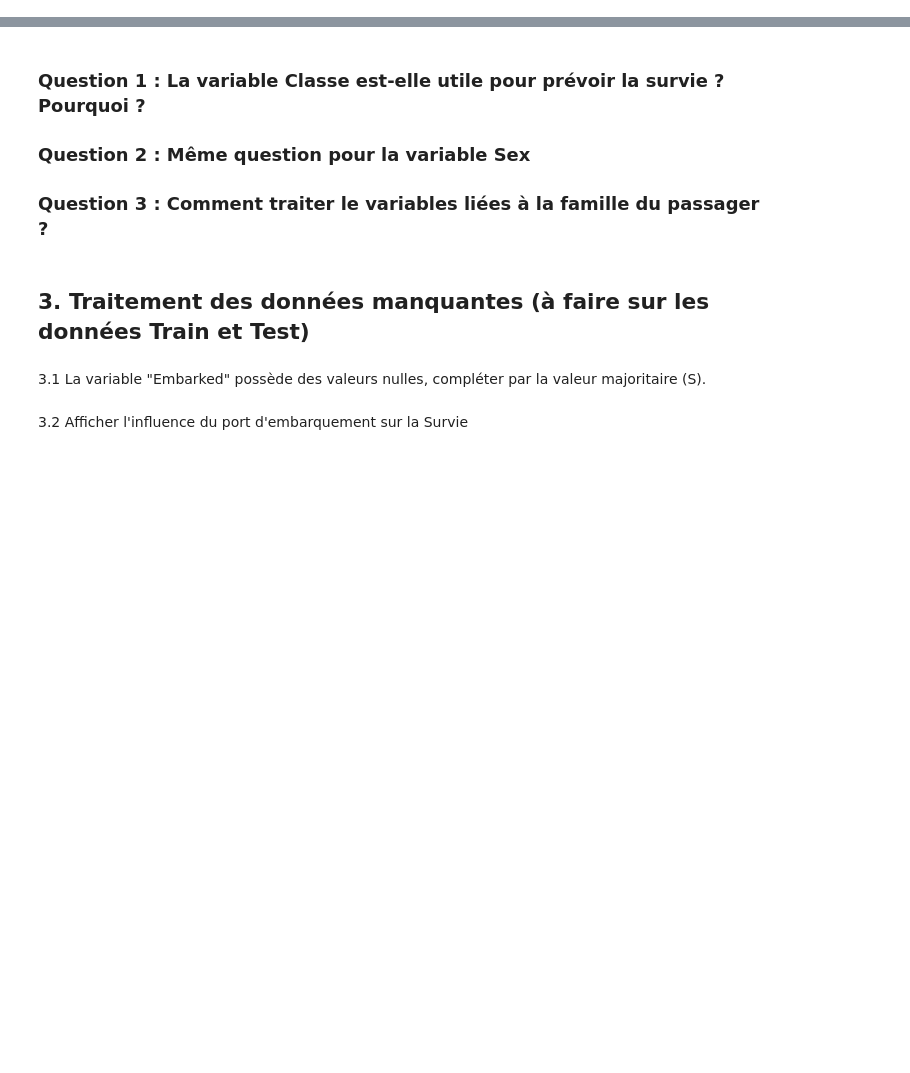
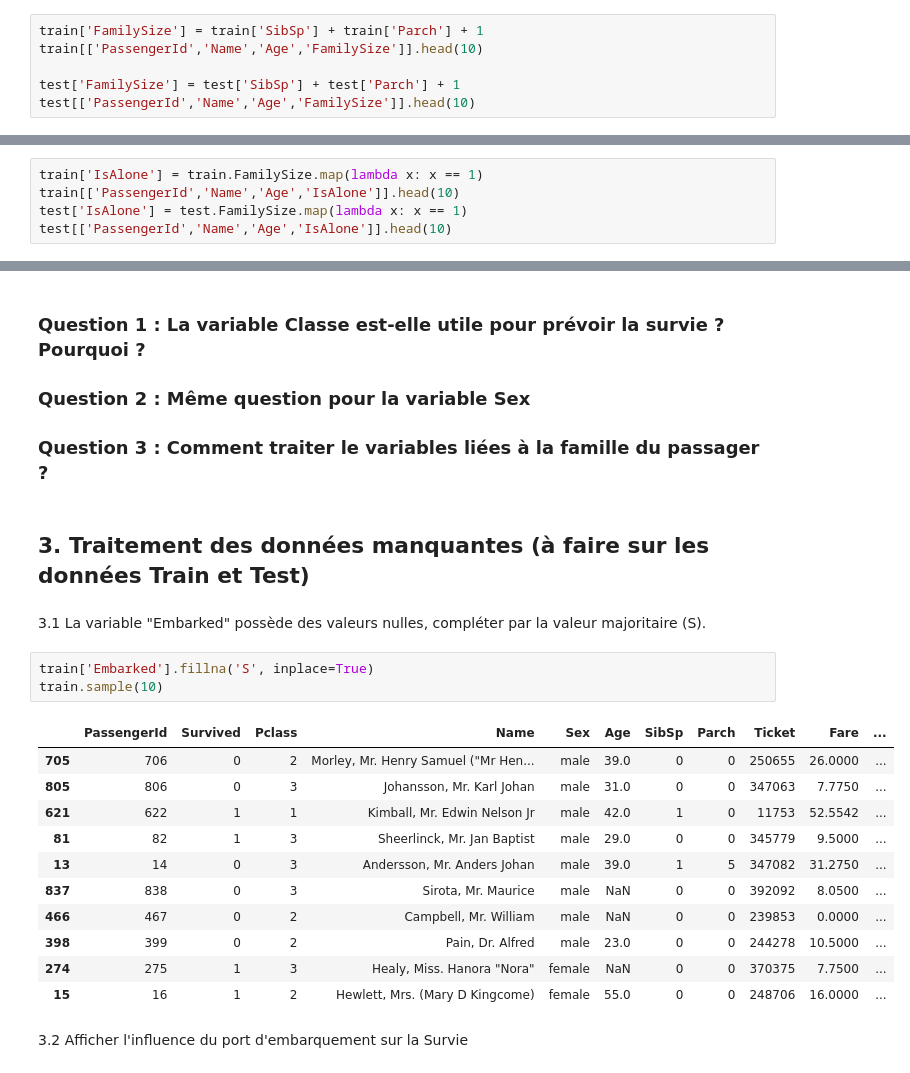
Before and after one commit to lperdereau/EPSI-ANN-I4, a Jupyter notebook: TP1/tp1_prepa_feature.ipynb, the cells around one changed output, grey strips where cells are left out. Drawn from its saved outputs; the diff is of its cells as text; blank space fills up the shorter version.

```diff
--- a/TP1/tp1_prepa_feature.ipynb
+++ b/TP1/tp1_prepa_feature.ipynb
@@ -40,2 +116,8 @@ from IPython.display import Markdown, display, HTML
 # %% [markdown]
 2.3 Calculer une nouvelle colonne FamilySize contenant la taille de la famille, pour les DataFrame train et Test. Afficher pour 10 exemples l'Id du passager, le nom, l'age, le sexe et la taille de la famille.
+# %%
+train['FamilySize'] = train['SibSp'] + train['Parch'] + 1
+train[['PassengerId','Name','Age','FamilySize']].head(10)
+
+test['FamilySize'] = test['SibSp'] + test['Parch'] + 1
+test[['PassengerId','Name','Age','FamilySize']].head(10)
@@ -44,2 +153,7 @@ from IPython.display import Markdown, display, HTML
 # %% [markdown]
 2.5 Calculer une nouvelle colonne IsAlone indiquant si le passager est seul ou pas, pour les DataFrame train et Test. Afficher pour 10 exemples l'Id du passager, le nom, l'age, le sexe et le status IsAlone.
+# %%
+train['IsAlone'] = train.FamilySize.map(lambda x: x == 1)
+train[['PassengerId','Name','Age','IsAlone']].head(10)
+test['IsAlone'] = test.FamilySize.map(lambda x: x == 1)
+test[['PassengerId','Name','Age','IsAlone']].head(10)
@@ -58,5 +192,20 @@ from IPython.display import Markdown, display, HTML
 ## 3. Traitement des données manquantes (à faire sur les données Train et Test)
 # %% [markdown]
 3.1 La variable "Embarked" possède des valeurs nulles, compléter par la valeur majoritaire (S).
+# %%
+train['Embarked'].fillna('S', inplace=True)
+train.sample(10)
+# %% [output]
+|  | PassengerId | Survived | Pclass | Name | Sex | Age | SibSp | Parch | Ticket | Fare | ... |
+| 705 | 706 | 0 | 2 | Morley, Mr. Henry Samuel ("Mr Hen... | male | 39.0 | 0 | 0 | 250655 | 26.0000 | ... |
+| 805 | 806 | 0 | 3 | Johansson, Mr. Karl Johan | male | 31.0 | 0 | 0 | 347063 | 7.7750 | ... |
+| 621 | 622 | 1 | 1 | Kimball, Mr. Edwin Nelson Jr | male | 42.0 | 1 | 0 | 11753 | 52.5542 | ... |
+| 81 | 82 | 1 | 3 | Sheerlinck, Mr. Jan Baptist | male | 29.0 | 0 | 0 | 345779 | 9.5000 | ... |
+| 13 | 14 | 0 | 3 | Andersson, Mr. Anders Johan | male | 39.0 | 1 | 5 | 347082 | 31.2750 | ... |
+| 837 | 838 | 0 | 3 | Sirota, Mr. Maurice | male | NaN | 0 | 0 | 392092 | 8.0500 | ... |
+| 466 | 467 | 0 | 2 | Campbell, Mr. William | male | NaN | 0 | 0 | 239853 | 0.0000 | ... |
+| 398 | 399 | 0 | 2 | Pain, Dr. Alfred | male | 23.0 | 0 | 0 | 244278 | 10.5000 | ... |
+| 274 | 275 | 1 | 3 | Healy, Miss. Hanora "Nora" | female | NaN | 0 | 0 | 370375 | 7.7500 | ... |
+| 15 | 16 | 1 | 2 | Hewlett, Mrs. (Mary D Kingcome) | female | 55.0 | 0 | 0 | 248706 | 16.0000 | ... |
 # %% [markdown]
 3.2 Afficher l'influence du port d'embarquement sur la Survie
```
Also changed, not shown: parts of 33 cells of this notebook, 3 other files.
